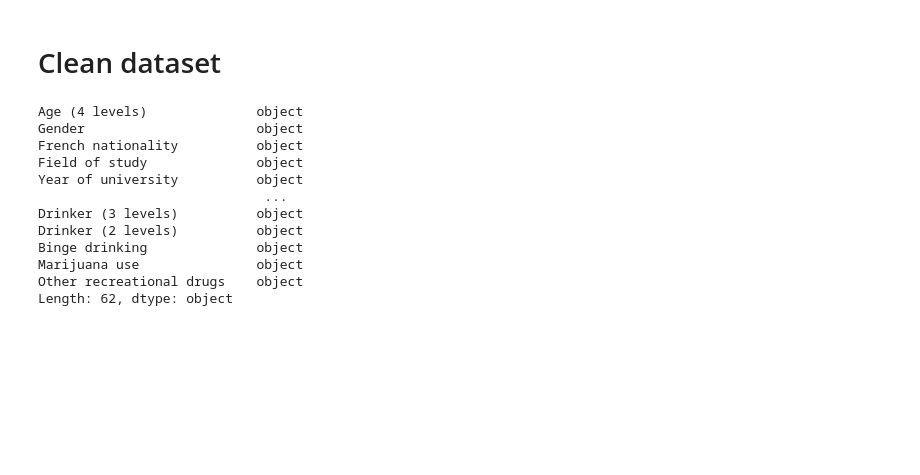
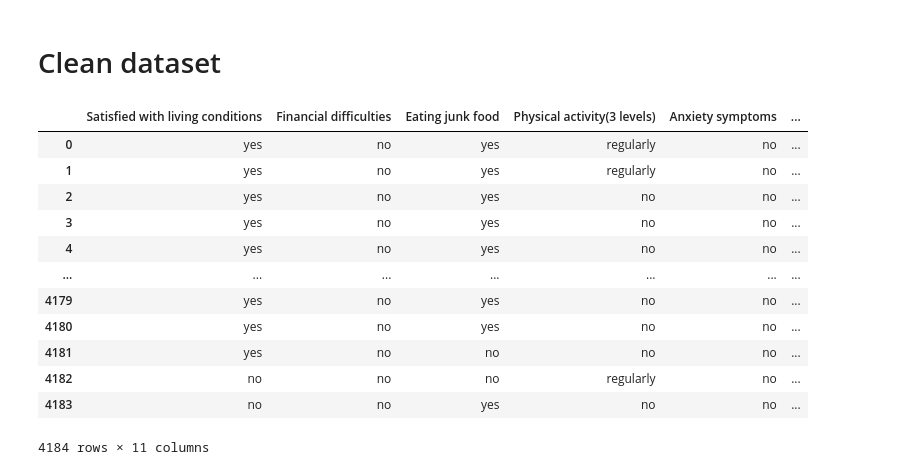
Before and after one commit to dan-yates1/anxiety-depression-detection, a Jupyter notebook: anxiety-depression-detection.ipynb, the cells around one changed output. Drawn from its saved outputs; the diff is of its cells as text; code cells hidden in the pictures; blank space fills up the shorter version.

Commit message:
cleaned dataset and built logistic regression model for anxiety

```diff
--- a/anxiety-depression-detection.ipynb
+++ b/anxiety-depression-detection.ipynb
@@ -42,15 +36,19 @@ df = df.dropna()
-# %%
-df.dtypes
-# %% [output]
-Age (4 levels)              object
-Gender                      object
-French nationality          object
-Field of study              object
-Year of university          object
-                             ...
-Drinker (3 levels)          object
-Drinker (2 levels)          object
-Binge drinking              object
-Marijuana use               object
-Other recreational drugs    object
-Length: 62, dtype: object
+# %%
+# take out columns which are not relevant for this project
+
+df2 = df.iloc[:, [9,17,25,28,52,53,54,55,57,60,61]]
+df2
+# %% [output]
+|  | Satisfied with living conditions | Financial difficulties | Eating junk food | Physical activity(3 levels) | Anxiety symptoms | ... |
+| 0 | yes | no | yes | regularly | no | ... |
+| 1 | yes | no | yes | regularly | no | ... |
+| 2 | yes | no | yes | no | no | ... |
+| 3 | yes | no | yes | no | no | ... |
+| 4 | yes | no | yes | no | no | ... |
+| ... | ... | ... | ... | ... | ... | ... |
+| 4179 | yes | no | yes | no | no | ... |
+| 4180 | yes | no | yes | no | no | ... |
+| 4181 | yes | no | no | no | no | ... |
+| 4182 | no | no | no | regularly | no | ... |
+| 4183 | no | no | yes | no | no | ... |
+4184 rows × 11 columns
```
Also changed, not shown: parts of 10 cells of this notebook.
